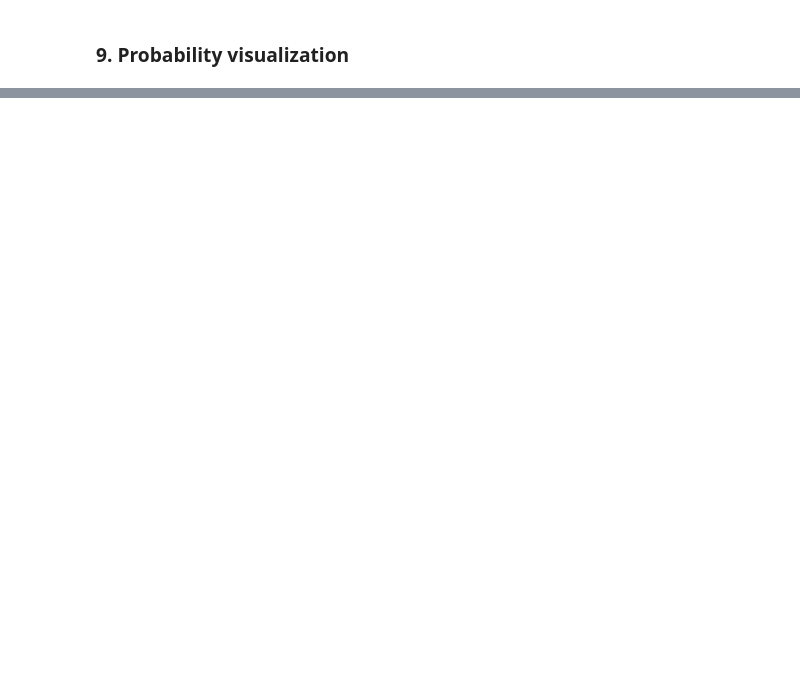
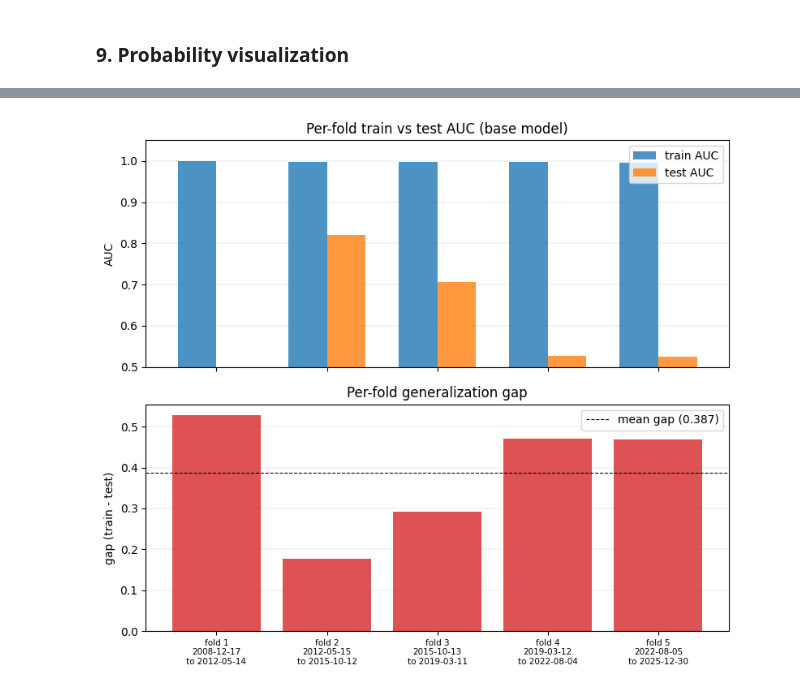
Before and after one commit to JaredRudolph/macro-stress-forecaster, a Jupyter notebook: notebooks/forecaster_xgb.ipynb, the cells around one changed output, grey strips where cells are left out. Cells and saved outputs as stored; diff of their text form; code cells hidden in the pictures; blank space fills up the shorter version.

Commit message:
feat: add generalization gap analysis and recency weighting

```diff
--- a/notebooks/forecaster_xgb.ipynb
+++ b/notebooks/forecaster_xgb.ipynb
@@ -511,0 +520,13 @@ plt.show()
+# %%
+print(f"{'fold':>4}  {'test period':>25}  {'train_AUC':>9}  {'test_AUC':>8}  {'gap':>6}")
+print("-" * 62)
+for f in best_folds:
+    gap = f["train_auc"] - f["auc"]
+    print(
+        f"{f['fold']:>4}  {str(f['test_start']):>12} to {str(f['test_end']):<12}"
+        f"  {f['train_auc']:>9.4f}  {f['auc']:>8.4f}  {gap:>6.4f}"
+    )
+mean_gap = sum(f["train_auc"] - f["auc"] for f in best_folds) / len(best_folds)
+print("-" * 62)
+print(f"{'mean':>4}  {'':>25}  {sum(f['train_auc'] for f in best_folds)/len(best_folds):>9.4f}"
+      f"  {sum(f['auc'] for f in best_folds)/len(best_folds):>8.4f}  {mean_gap:>6.4f}")
@@ -511,0 +543,35 @@ plt.show()
+# %%
+folds_n = [f["fold"] for f in best_folds]
+train_aucs = [f["train_auc"] for f in best_folds]
+test_aucs  = [f["auc"] for f in best_folds]
+gaps       = [f["train_auc"] - f["auc"] for f in best_folds]
+labels     = [f"{f['test_start'].year}" for f in best_folds]
+
+x = range(len(best_folds))
+width = 0.35
+
+fig, (ax1, ax2) = plt.subplots(2, 1, figsize=(8, 7), sharex=True)
+
+ax1.bar([i - width/2 for i in x], train_aucs, width, label="train AUC", color="#1f77b4", alpha=0.8)
+ax1.bar([i + width/2 for i in x], test_aucs,  width, label="test AUC",  color="#ff7f0e", alpha=0.8)
+ax1.set_ylabel("AUC")
+ax1.set_ylim(0.5, 1.05)
+ax1.legend()
+ax1.yaxis.grid(True, linewidth=0.3, color="grey", alpha=0.4)
+ax1.set_axisbelow(True)
+ax1.set_title("Per-fold train vs test AUC (base model)")
+
+ax2.bar(x, gaps, color="#d62728", alpha=0.8)
+ax2.axhline(sum(gaps) / len(gaps), color="black", linestyle="--", linewidth=0.8, label=f"mean gap ({sum(gaps)/len(gaps):.3f})")
+ax2.set_ylabel("gap (train - test)")
+ax2.set_xticks(list(x))
+ax2.set_xticklabels([f"fold {f['fold']}\n{f['test_start']}\nto {f['test_end']}" for f in best_folds], fontsize=7.5)
+ax2.legend()
+ax2.yaxis.grid(True, linewidth=0.3, color="grey", alpha=0.4)
+ax2.set_axisbelow(True)
+ax2.set_title("Per-fold generalization gap")
+
+plt.tight_layout()
+plt.show()
+# %% [output]
+[figure, added]
```
Also changed, not shown: parts of 25 cells of this notebook.
